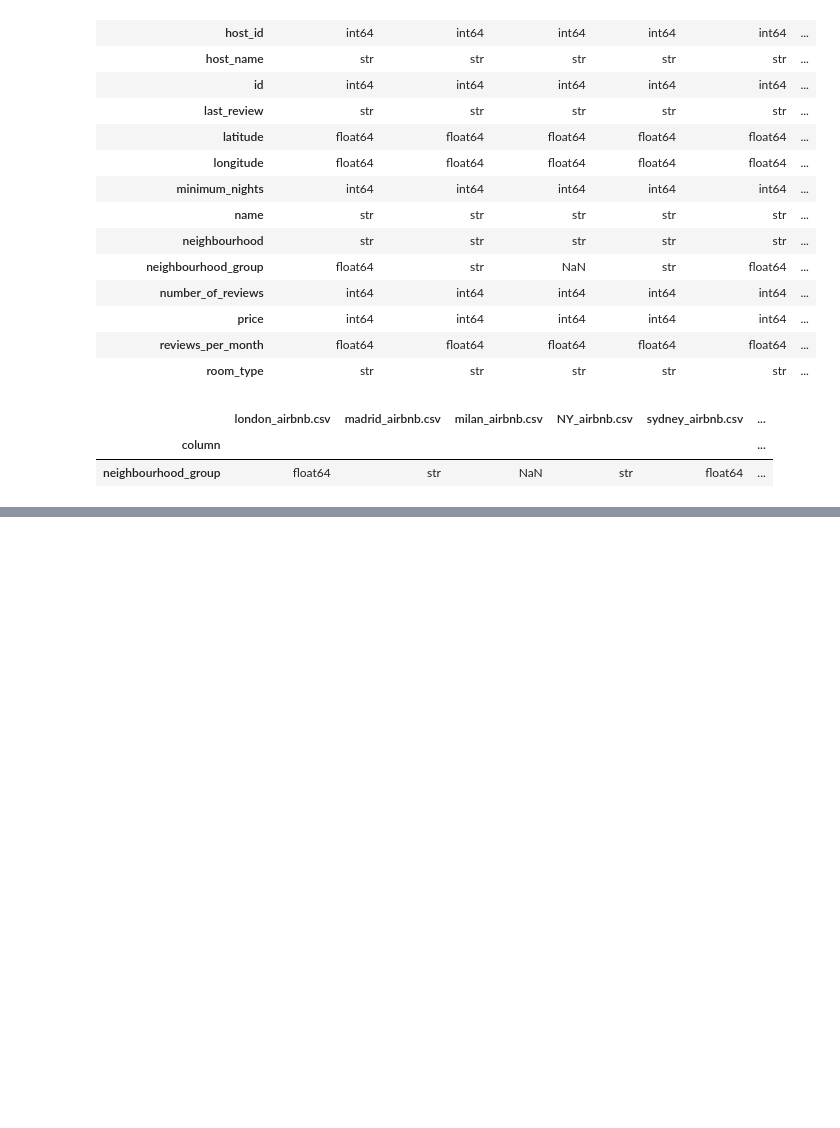
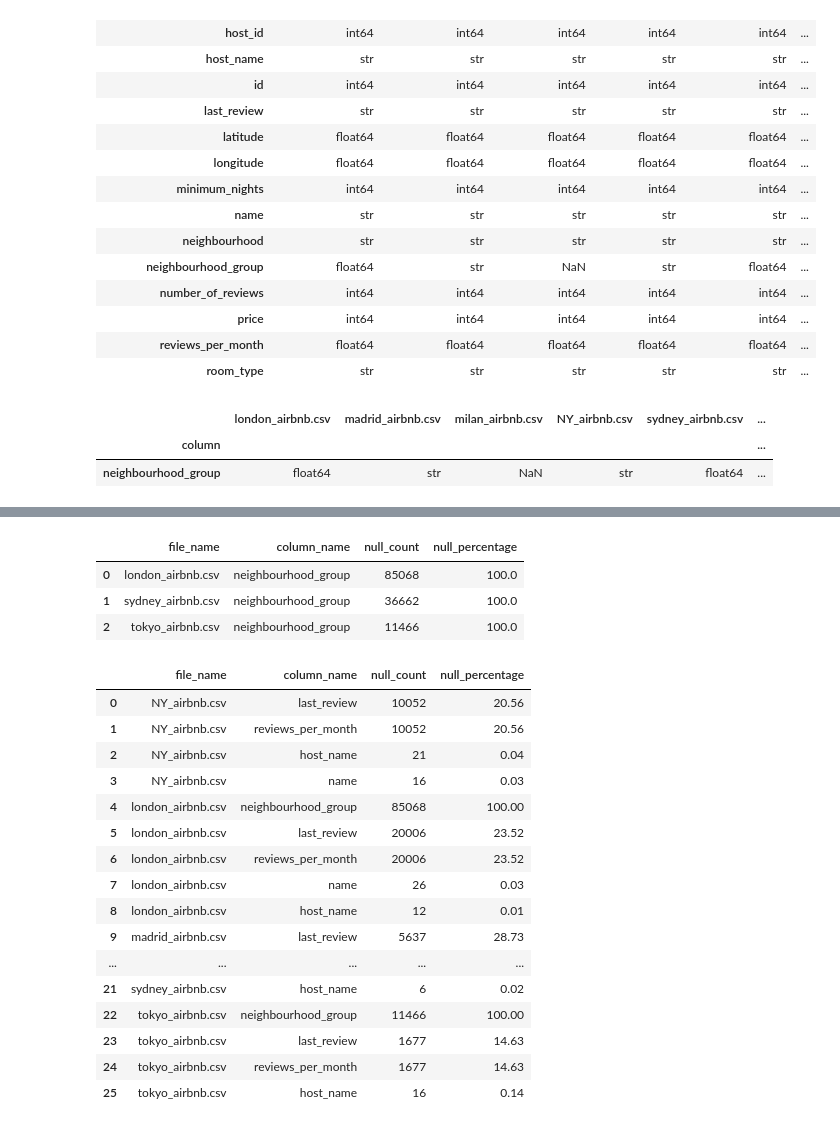
Before and after one commit to Bootcamp-IA-MAD-P7/project8-ad1, a Jupyter notebook: notebooks/01_data_inventory.ipynb, the cells around one changed output, grey strips where cells are left out. Drawn from its saved outputs; the diff is of its cells as text; code cells hidden in the pictures; blank space fills up the shorter version.

```diff
--- a/notebooks/01_data_inventory.ipynb
+++ b/notebooks/01_data_inventory.ipynb
@@ -201,0 +346,60 @@ dtype_differences
+# %%
+fully_null_columns = (
+    null_profile.loc[
+        null_profile["null_percentage"] == 100,
+        [
+            "file_name",
+            "column_name",
+            "null_count",
+            "null_percentage",
+        ],
+    ]
+    .sort_values(
+        ["file_name", "column_name"],
+        ignore_index=True,
+    )
+)
+
+display(fully_null_columns)
+# %% [output]
+|  | file_name | column_name | null_count | null_percentage |
+| 0 | london_airbnb.csv | neighbourhood_group | 85068 | 100.0 |
+| 1 | sydney_airbnb.csv | neighbourhood_group | 36662 | 100.0 |
+| 2 | tokyo_airbnb.csv | neighbourhood_group | 11466 | 100.0 |
+# %%
+columns_with_nulls = (
+    null_profile.loc[
+        null_profile["null_count"] > 0,
+        [
+            "file_name",
+            "column_name",
+            "null_count",
+            "null_percentage",
+        ],
+    ]
+    .sort_values(
+        ["file_name", "null_percentage"],
+        ascending=[True, False],
+        ignore_index=True,
+    )
+)
+
+display(columns_with_nulls)
+# %% [output]
+|  | file_name | column_name | null_count | null_percentage |
+| 0 | NY_airbnb.csv | last_review | 10052 | 20.56 |
+| 1 | NY_airbnb.csv | reviews_per_month | 10052 | 20.56 |
+| 2 | NY_airbnb.csv | host_name | 21 | 0.04 |
+| 3 | NY_airbnb.csv | name | 16 | 0.03 |
+| 4 | london_airbnb.csv | neighbourhood_group | 85068 | 100.00 |
+| 5 | london_airbnb.csv | last_review | 20006 | 23.52 |
+| 6 | london_airbnb.csv | reviews_per_month | 20006 | 23.52 |
+| 7 | london_airbnb.csv | name | 26 | 0.03 |
+| 8 | london_airbnb.csv | host_name | 12 | 0.01 |
+| 9 | madrid_airbnb.csv | last_review | 5637 | 28.73 |
+| ... | ... | ... | ... | ... |
+| 21 | sydney_airbnb.csv | host_name | 6 | 0.02 |
+| 22 | tokyo_airbnb.csv | neighbourhood_group | 11466 | 100.00 |
+| 23 | tokyo_airbnb.csv | last_review | 1677 | 14.63 |
+| 24 | tokyo_airbnb.csv | reviews_per_month | 1677 | 14.63 |
+| 25 | tokyo_airbnb.csv | host_name | 16 | 0.14 |
```
Also changed, not shown: parts of 16 cells of this notebook, 3 other files.
